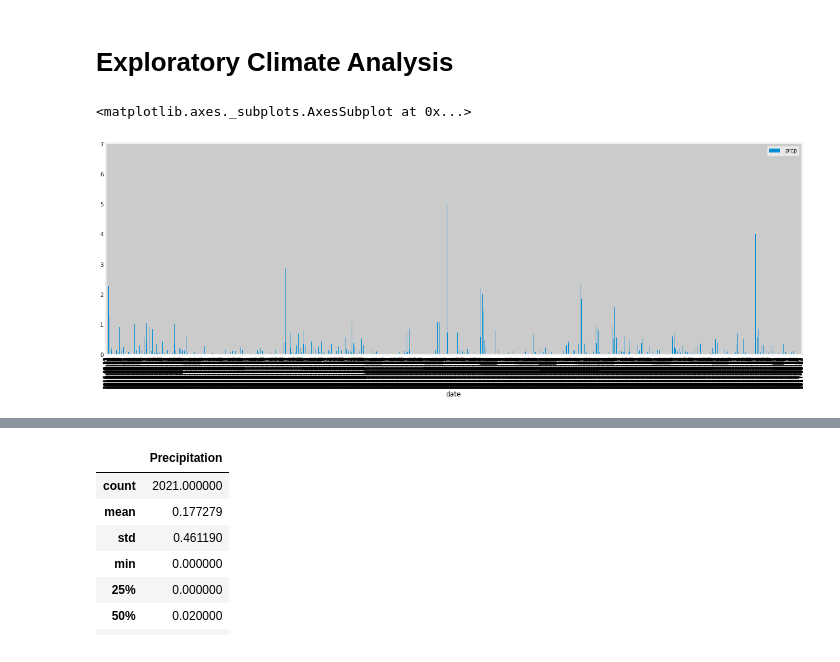
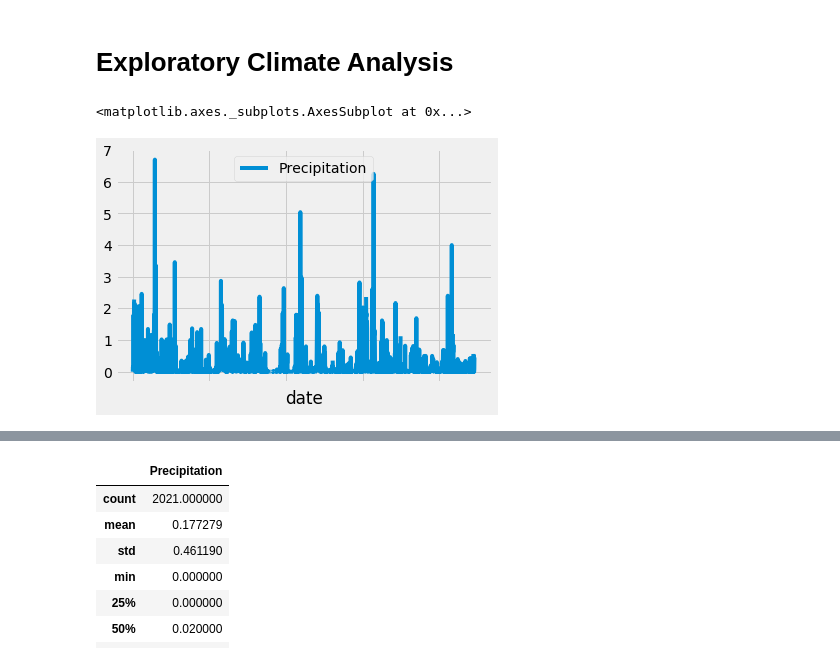
Before and after one commit to peterjorphan/10-SQLAlchemy, a Jupyter notebook: climate_starter.ipynb, the cells around one changed output, grey strips where cells are left out. Saved outputs shown, nothing was run; the diff lists cells and outputs as text; code cells hidden in the pictures.

```diff
--- a/climate_starter.ipynb
+++ b/climate_starter.ipynb
@@ -41,26 +41,26 @@ session = Session(bind=engine)
 # %%
 # Design a query to retrieve the last 12 months of precipitation data and plot the results
 
 # Calculate the date 1 year ago from the last data point in the database
-query = session.query(Measurement.date, Measurement.prcp).order_by(Measurement.date)
-year_date = str((dt.datetime.strptime(query.all()[-1][0], '%Y-%m-%d')
-                 - dt.timedelta(days=365))
-                .date())
+last_date = session.query(func.max(Measurement.date)).first()[0]
+year_date = str((dt.datetime.strptime(last_date, '%Y-%m-%d') - dt.timedelta(days=365)).date())
 
 
 # Perform a query to retrieve the data and precipitation scores
-query_yr = query.filter(Measurement.date >= year_date)
+query_yr = session.query(Measurement.date, Measurement.prcp).\
+            order_by(Measurement.date).\
+            filter(Measurement.date >= year_date)
 
 
 # Save the query results as a Pandas DataFrame and set the index to the date column
 df = pd.read_sql(query_yr.statement, conn, index_col='date')
 
 # Sort the dataframe by date
 df = df.sort_index()
 df = df.rename(columns={'prcp':'Precipitation'})
 
 # Use Pandas Plotting with Matplotlib to plot the data
-df.plot(kind='bar', figsize=(20,7))
+df.plot(x_compat=True)
 # %% [output]
 <matplotlib.axes._subplots.AxesSubplot at 0x...>
-[figure, old version]
+[figure, new version]
```
Also changed, not shown: parts of 7 cells of this notebook.
